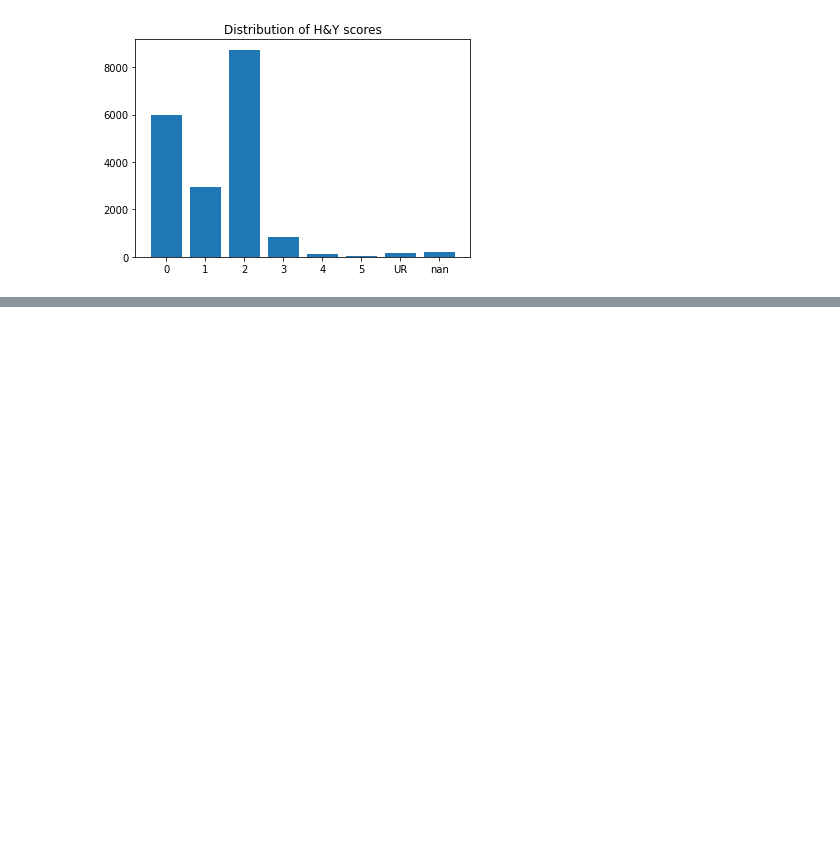
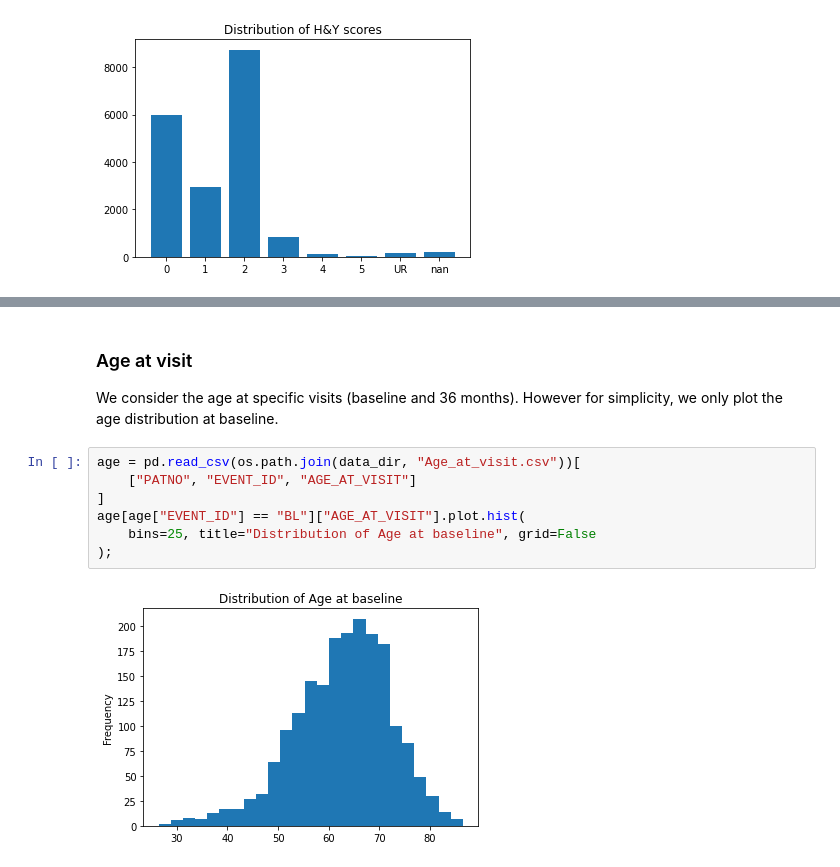
Before and after one commit to LivingPark-MRI/sterling-etal-2016, a Jupyter notebook: sterling-etal-2016.ipynb, the cells around one changed output, grey strips where cells are left out. Saved outputs shown, nothing was run; the diff lists cells and outputs as text; blank space fills up the shorter version.

Commit message:
Implemented Age at visit related cells

```diff
--- a/sterling-etal-2016.ipynb
+++ b/sterling-etal-2016.ipynb
@@ -327,0 +328,12 @@ Male      1352
+# %% [markdown]
+### Age at visit
+We consider the age at specific visits (baseline and 36 months). However for simplicity, we only plot the age distribution at baseline.
+# %%
+age = pd.read_csv(os.path.join(data_dir, "Age_at_visit.csv"))[
+    ["PATNO", "EVENT_ID", "AGE_AT_VISIT"]
+]
+age[age["EVENT_ID"] == "BL"]["AGE_AT_VISIT"].plot.hist(
+    bins=25, title="Distribution of Age at baseline", grid=False
+);
+# %% [output]
+[figure, added]
```
Also changed, not shown: parts of 25 cells of this notebook.
